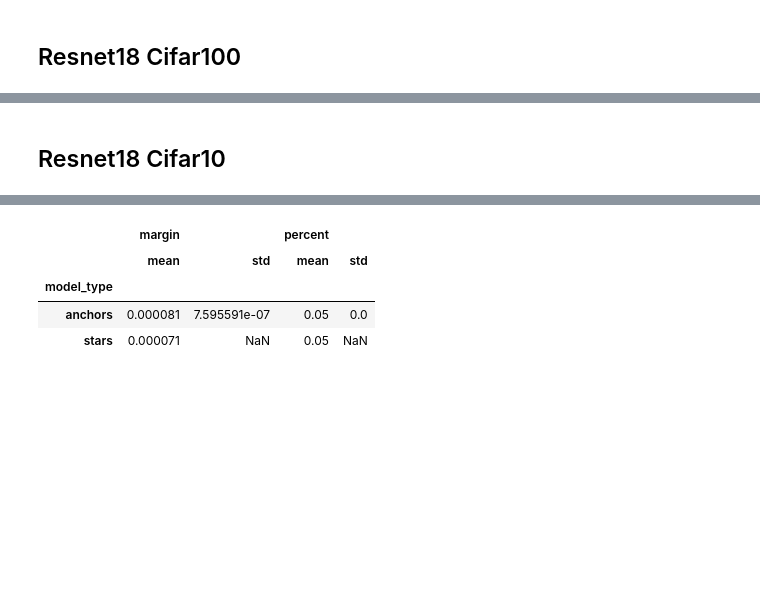
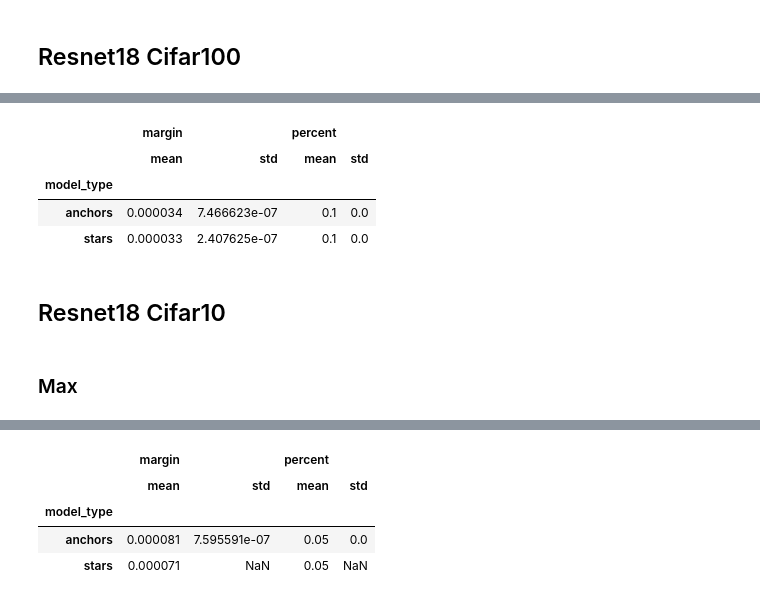
Before and after one commit to AlexanderRubinstein/starlight, a Jupyter notebook: notebooks/margin_exps.ipynb, the cells around one changed output, grey strips where cells are left out. Cells and saved outputs as stored; diff of their text form; code cells hidden in the pictures; blank space fills up the shorter version.

```diff
--- a/notebooks/margin_exps.ipynb
+++ b/notebooks/margin_exps.ipynb
@@ -448,2 +504,12 @@ df = plot_dict(cifar100_resnet18_results, to_show=True, filter_dict={}, drop_col
+# %%
+df = plot_dict(cifar100_resnet18_results, to_show=True, filter_dict={}, drop_columns=["index", "dataset_name", "model_id", "split_name"], group_aggregate_list=["model_type"], query="percent == 0.10")
+# %% [output]
+|  | margin |  | percent |  |
+|  | mean | std | mean | std |
+| model_type |  |  |  |  |
+| anchors | 0.000034 | 7.466623e-07 | 0.1 | 0.0 |
+| stars | 0.000033 | 2.407625e-07 | 0.1 | 0.0 |
 # %% [markdown]
 ## Resnet18 Cifar10
+# %% [markdown]
+### Max
```
Also changed, not shown: parts of 16 cells of this notebook.
